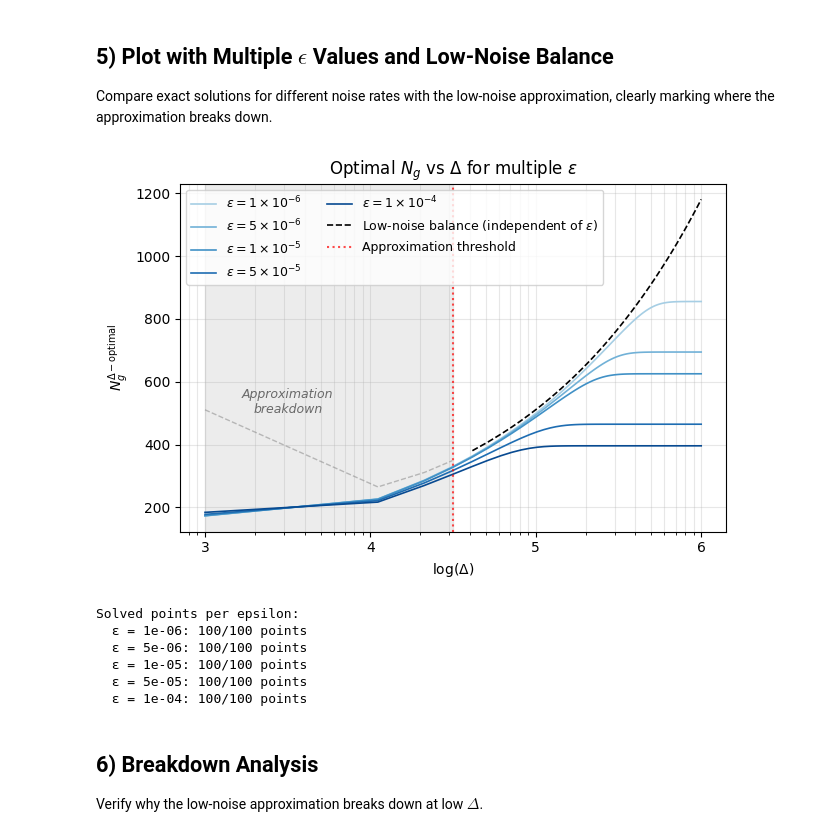
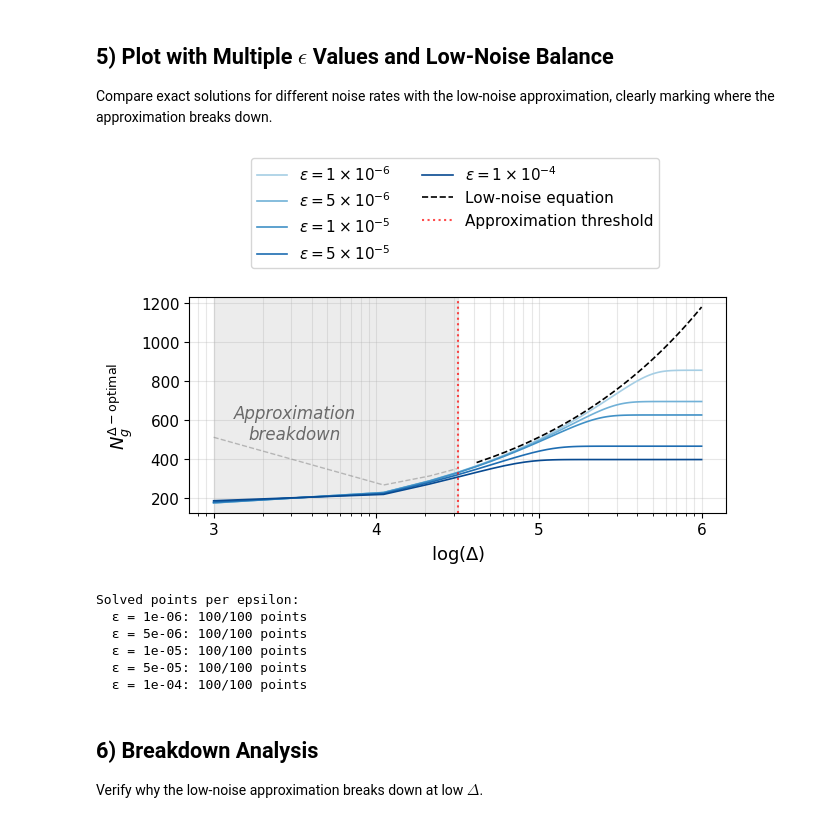
Before and after one commit to hvermaQ/VQE, a Jupyter notebook: transcendental_ng_solver_revised.ipynb, the cells around one changed output. Drawn from its saved outputs; the diff is of its cells as text; code cells hidden in the pictures.

Commit message:
delta constrained Ng

```diff
--- a/transcendental_ng_solver_revised.ipynb
+++ b/transcendental_ng_solver_revised.ipynb
@@ -225,38 +225,38 @@ if np.any(mask_invalid):
 if np.any(mask_valid):
     plt.plot(D_sweep[mask_b][mask_valid], Ng_balance[mask_b][mask_valid],
              color="black", linestyle="--", linewidth=1.2,
-             label=r"Low-noise balance (independent of $\epsilon$)")
+             label=r"Low-noise equation")
 
 # Add vertical line at cutoff
 plt.axvline(DELTA_CUTOFF, color='red', linestyle=':', linewidth=1.5,
             alpha=0.7, label=r'Approximation threshold')
 
 # Add annotation explaining the breakdown
 plt.annotate('Approximation\nbreakdown', xy=(10**3.5, 500),
              fontsize=12, ha='center', color='dimgray', style='italic')
 
 # Format axes
 ax = plt.gca()
 ax.set_xscale("log")
 ax.xaxis.set_major_locator(mticker.LogLocator(base=10.0))
 ax.xaxis.set_major_formatter(mticker.LogFormatterExponent(base=10))
 ax.xaxis.set_minor_locator(mticker.LogLocator(base=10.0, subs=np.arange(2, 10) * 0.1))
 
 plt.xlabel(r"$\log(\Delta$)", fontsize=13)
 plt.ylabel(r"$N_g^{\Delta-\mathrm{optimal}}$", fontsize=13)
-plt.title(r"Optimal $N_g$ vs $\Delta$ for multiple $\epsilon$", fontsize=14)
+#plt.title(r"Optimal $N_g$ vs $\Delta$ for multiple $\epsilon$", fontsize=14)
 plt.grid(alpha=0.3, which="both")
 ax.tick_params(axis='both', which='major', labelsize=11)
-plt.legend(ncol=2, fontsize=11, loc = 'upper left')
+plt.legend(ncol=2, fontsize=11,  bbox_to_anchor=(0.1, 1.1))
 plt.tight_layout()
 plt.savefig("Figs/optimal_ng_delta.pdf", bbox_inches='tight', dpi=300)
 plt.show()
 
 print("\nSolved points per epsilon:")
 for eps, count in solved_counts:
     print(f"  ε = {eps:.0e}: {count}/{len(D_sweep)} points")
 # %% [output]
-[figure, old version]
+[figure, new version]
 Solved points per epsilon:
   ε = 1e-06: 100/100 points
   ε = 5e-06: 100/100 points
```
